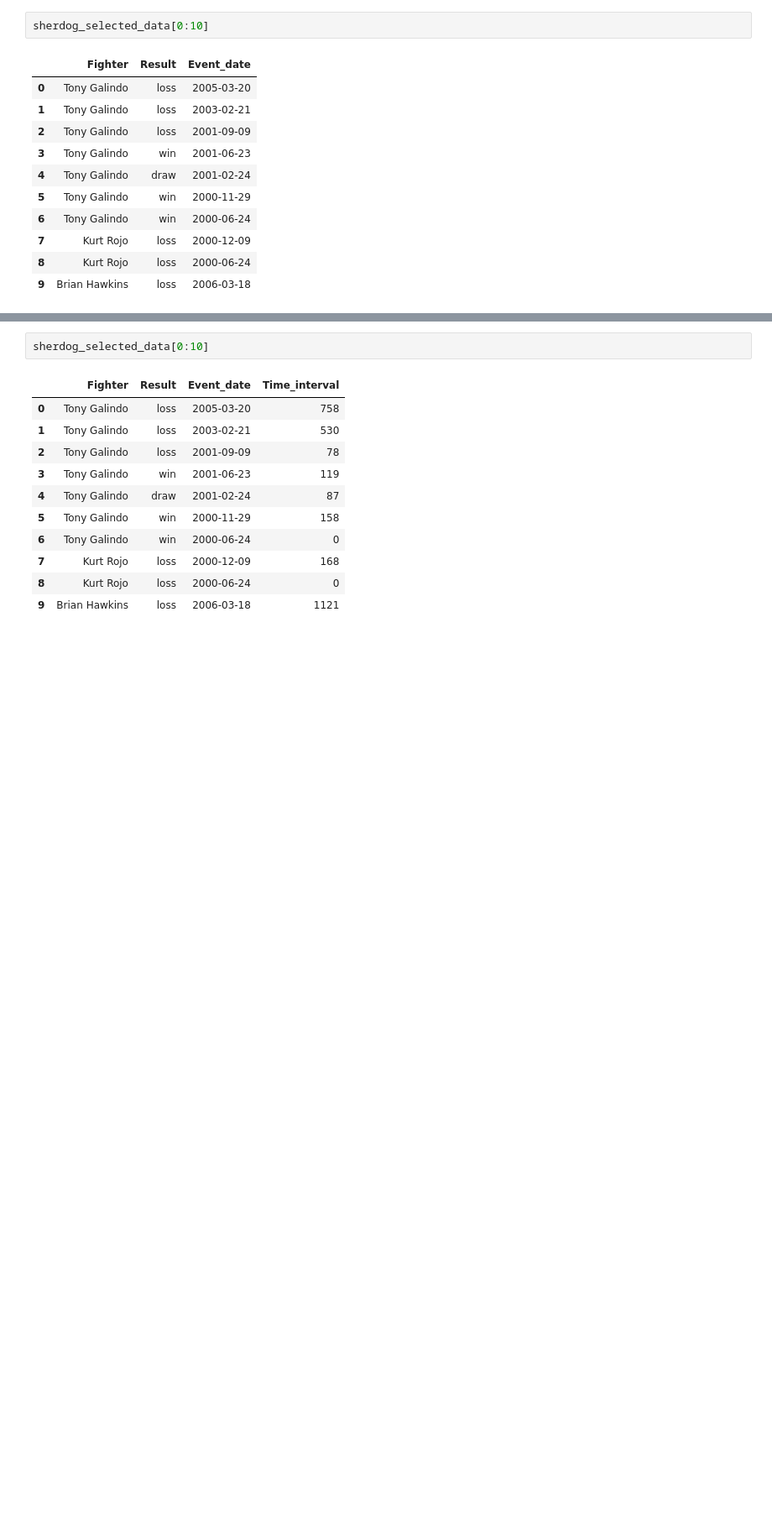
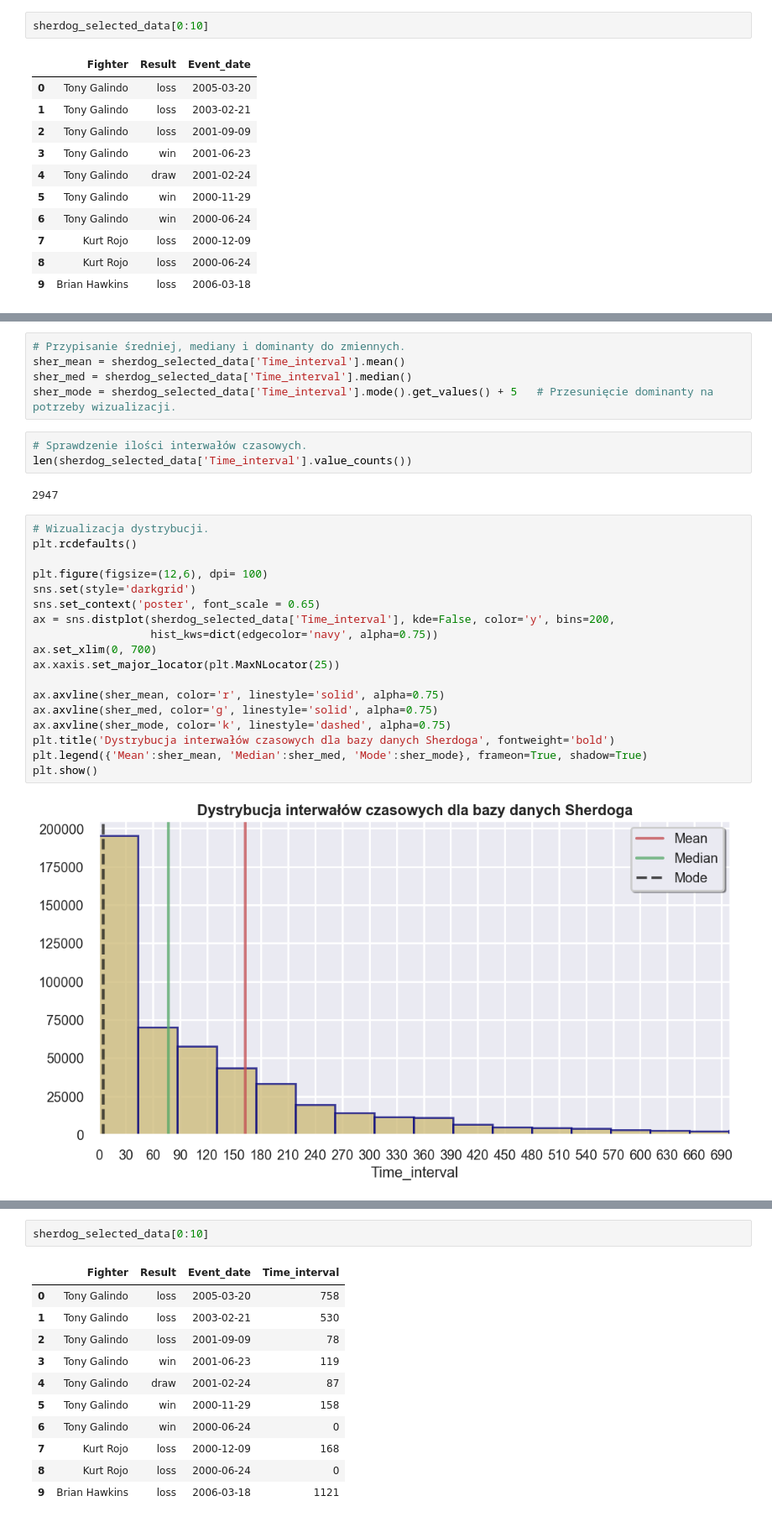
Before and after one commit to Montanaz0r/MMA_Analysis, a Jupyter notebook: Analiza_Projekt_MMA_PL_pub.ipynb, the cells around one changed output, grey strips where cells are left out. Shown at 84% size. Drawn from its saved outputs; the diff is of its cells as text; blank space fills up the shorter version.

```diff
--- a/Analiza_Projekt_MMA_PL_pub.ipynb
+++ b/Analiza_Projekt_MMA_PL_pub.ipynb
@@ -117,0 +142,30 @@ sherdog_selected_data['Time_interval'] = intervals
+# %%
+# Przypisanie średniej, mediany i dominanty do zmiennych.
+sher_mean = sherdog_selected_data['Time_interval'].mean()
+sher_med = sherdog_selected_data['Time_interval'].median()
+sher_mode = sherdog_selected_data['Time_interval'].mode().get_values() + 5   # Przesunięcie dominanty na potrzeby wizualizacji.
+# %%
+# Sprawdzenie ilości interwałów czasowych.
+len(sherdog_selected_data['Time_interval'].value_counts())
+# %% [output]
+2947
+# %%
+# Wizualizacja dystrybucji.
+plt.rcdefaults()
+
+plt.figure(figsize=(12,6), dpi= 100)
+sns.set(style='darkgrid')
+sns.set_context('poster', font_scale = 0.65)
+ax = sns.distplot(sherdog_selected_data['Time_interval'], kde=False, color='y', bins=200,
+                  hist_kws=dict(edgecolor='navy', alpha=0.75))
+ax.set_xlim(0, 700)
+ax.xaxis.set_major_locator(plt.MaxNLocator(25))
+
+ax.axvline(sher_mean, color='r', linestyle='solid', alpha=0.75)
+ax.axvline(sher_med, color='g', linestyle='solid', alpha=0.75)
+ax.axvline(sher_mode, color='k', linestyle='dashed', alpha=0.75)
+plt.title('Dystrybucja interwałów czasowych dla bazy danych Sherdoga', fontweight='bold')
+plt.legend({'Mean':sher_mean, 'Median':sher_med, 'Mode':sher_mode}, frameon=True, shadow=True)
+plt.show()
+# %% [output]
+[figure, added]
```
Also changed, not shown: parts of 129 cells of this notebook.
